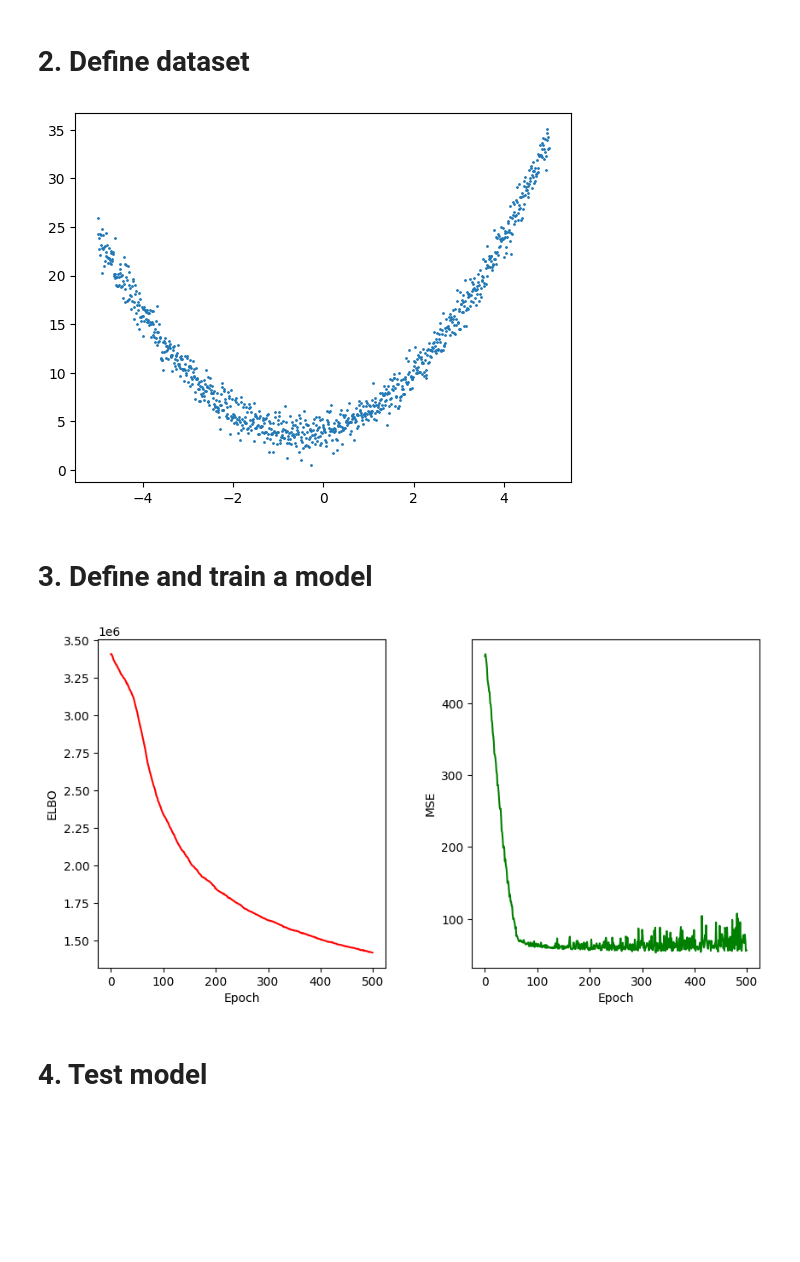
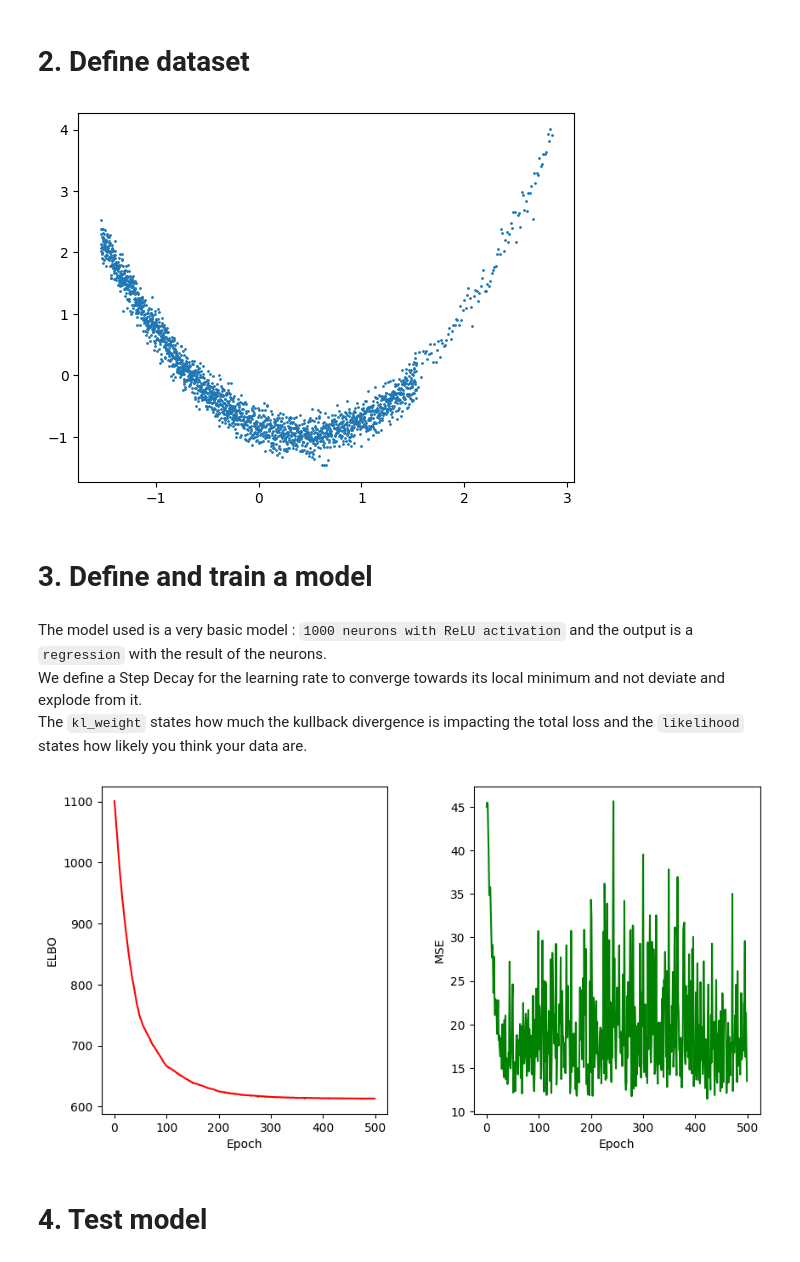
Before and after one commit to adrienLLR/TinkeredBNN, a Jupyter notebook: example.ipynb, the cells around one changed output. Cells and saved outputs as stored; diff of their text form; code cells hidden in the pictures; blank space fills up the shorter version.

```diff
--- a/example.ipynb
+++ b/example.ipynb
@@ -51,25 +54,33 @@ def true_function(x, noise=0):
     return x**2 + x + 4  + noise
     # return logistic_function(logistic_function(x)) + noise
 
-X_true = np.linspace(-5, 5, 1000).reshape(1, -1)
+X_true = np.concatenate((np.linspace(-5, -2, 1000), np.linspace(-2, 2, 1000), np.linspace(2, 5, 100)))
+X_true = X_true.reshape(1, -1)
 noise = np.random.normal(scale=1, size=X_true.shape[1])
 Y_true = true_function(X_true, noise=noise).reshape(1, -1)
+
+X_true = (X_true - X_true.mean())/X_true.std()
+Y_true = (Y_true - Y_true.mean())/Y_true.std()
 # %%
 plt.scatter(X_true, Y_true, s=1)
 plt.show()
 # %% [output]
-[figure, old version]
+[figure, new version]
 # %% [markdown]
 # 3. Define and train a model
+# %% [markdown]
+The model used is a very basic model : `1000 neurons with ReLU activation` and the output is a `regression` with the result of the neurons. \
+We define a Step Decay for the learning rate to converge towards its local minimum and not deviate and explode from it. \
+The `kl_weight` states how much the kullback divergence is impacting the total loss and the `likelihood` states how likely you think your data are.
 # %%
 FirstLayer = BayesianLayer(1, 1000, ReLU, ReLU_derivative)
 SecondLayer = BayesianLayer(1000, 1, identity, identity_d)
-lr = StepDecay(0.001, 100, 0.9)
-BNN = BayesianNetwork(FirstLayer, SecondLayer, likelihood = Likelihood(0, 1), lr = lr, kl_weight=0.01)
+lr = StepDecay(0.001, 50, 0.5)
+BNN = BayesianNetwork(FirstLayer, SecondLayer, likelihood = Likelihood(0, 1), lr = lr, kl_weight=0.9)
 
 # You can choose if you want epoch count verbose, graph and the use of adam optimizer or not
 BNN.train(X_true, Y_true, n_epoch=500, verbose=False, graph=True, adam=True)
 # %% [output]
-[figure, old version]
+[figure, new version]
 # %% [markdown]
 # 4. Test model
```
Also changed, not shown: parts of 3 cells of this notebook, 1 other file.
